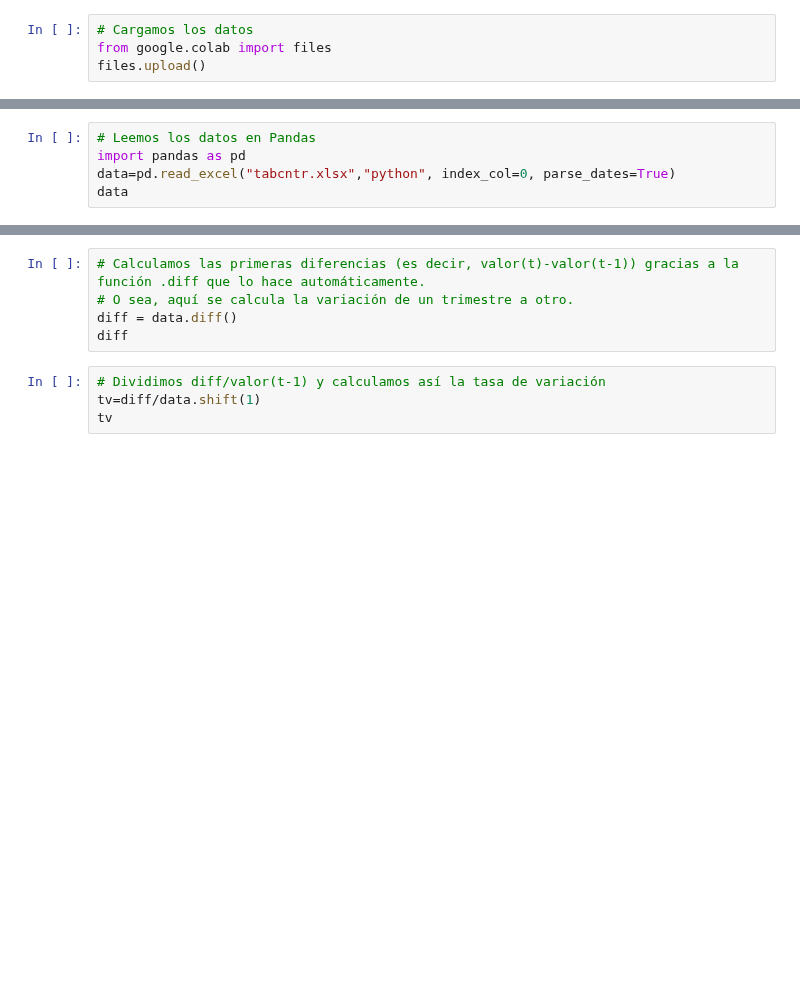
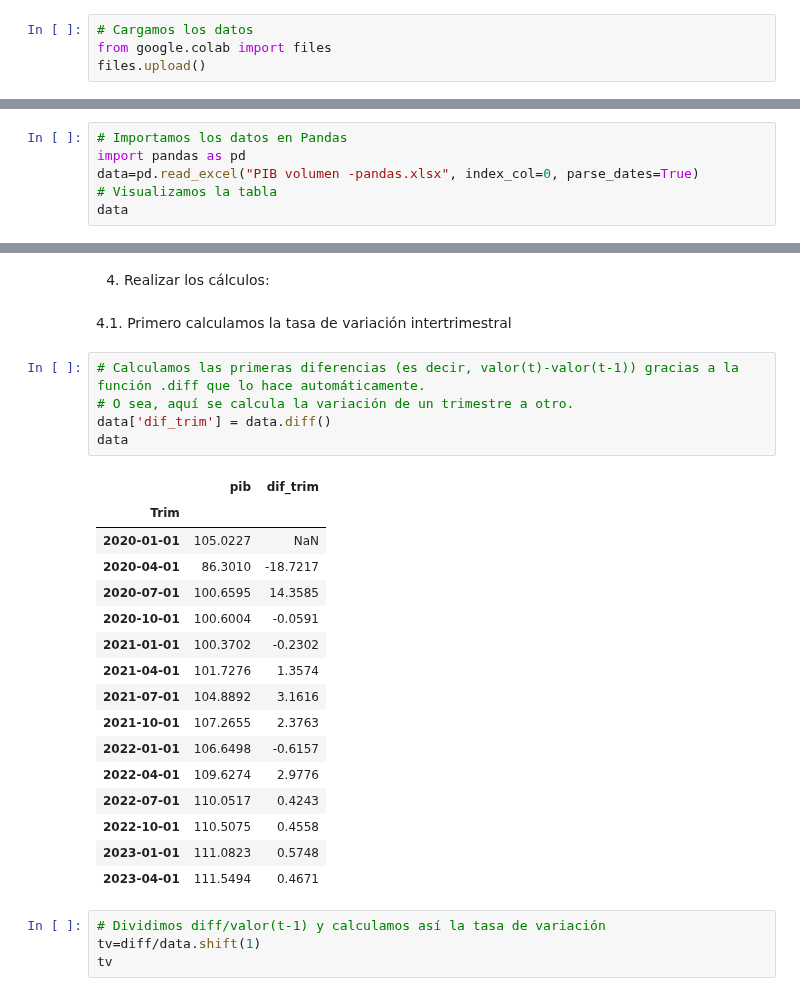
Before and after one commit to otoperalias/Coyuntura, a Jupyter notebook: clases/Tema2_I.ipynb, the cells around one changed output, grey strips where cells are left out. Drawn from its saved outputs; the diff is of its cells as text; blank space fills up the shorter version.

```diff
--- a/clases/Tema2_I.ipynb
+++ b/clases/Tema2_I.ipynb
@@ -502,5 +535,6 @@ files.upload()
 # %%
-# Leemos los datos en Pandas
+# Importamos los datos en Pandas
 import pandas as pd
-data=pd.read_excel("tabcntr.xlsx","python", index_col=0, parse_dates=True)
+data=pd.read_excel("PIB volumen -pandas.xlsx", index_col=0, parse_dates=True)
+# Visualizamos la tabla
 data
@@ -507,8 +558,29 @@ data
+# %% [markdown]
+4. Realizar los cálculos:
+# %% [markdown]
+4.1. Primero calculamos la tasa de variación intertrimestral
 # %%
 # Calculamos las primeras diferencias (es decir, valor(t)-valor(t-1)) gracias a la función .diff que lo hace automáticamente.
 # O sea, aquí se calcula la variación de un trimestre a otro.
-diff = data.diff()
-diff
+data['dif_trim'] = data.diff()
+data
+# %% [output]
+|  | pib | dif_trim |
+| Trim |  |  |
+| 2020-01-01 | 105.0227 | NaN |
+| 2020-04-01 | 86.3010 | -18.7217 |
+| 2020-07-01 | 100.6595 | 14.3585 |
+| 2020-10-01 | 100.6004 | -0.0591 |
+| 2021-01-01 | 100.3702 | -0.2302 |
+| 2021-04-01 | 101.7276 | 1.3574 |
+| 2021-07-01 | 104.8892 | 3.1616 |
+| 2021-10-01 | 107.2655 | 2.3763 |
+| 2022-01-01 | 106.6498 | -0.6157 |
+| 2022-04-01 | 109.6274 | 2.9776 |
+| 2022-07-01 | 110.0517 | 0.4243 |
+| 2022-10-01 | 110.5075 | 0.4558 |
+| 2023-01-01 | 111.0823 | 0.5748 |
+| 2023-04-01 | 111.5494 | 0.4671 |
 # %%
 # Dividimos diff/valor(t-1) y calculamos así la tasa de variación
 tv=diff/data.shift(1)
```
Also changed, not shown: parts of 6 cells of this notebook.
